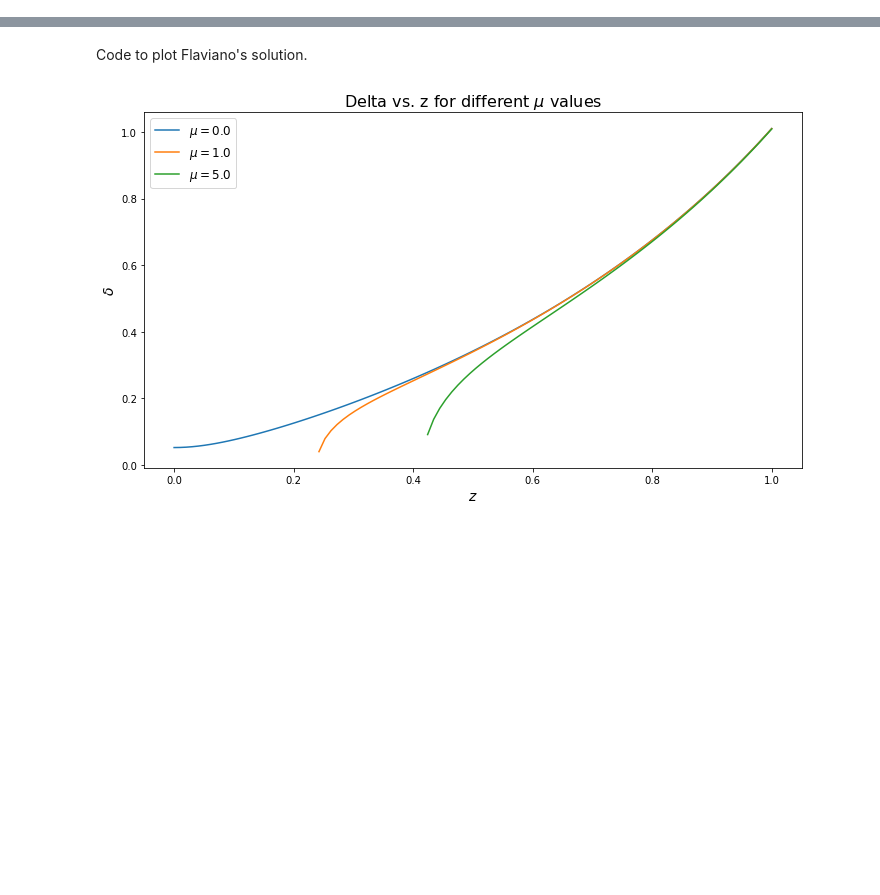
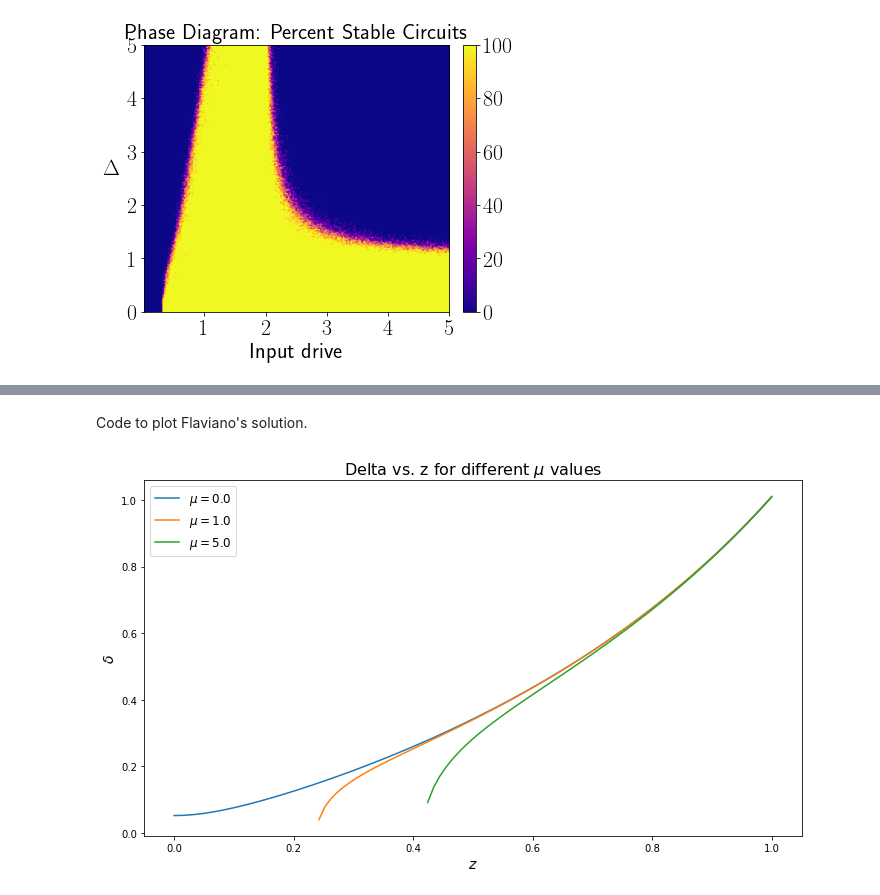
Before and after one commit to shivangrawat/perturbed_organics, a Jupyter notebook: examples/plot_stable.ipynb, the cells around one changed output, grey strips where cells are left out. Drawn from its saved outputs; the diff is of its cells as text; code cells hidden in the pictures; blank space fills up the shorter version.

```diff
--- a/examples/plot_stable.ipynb
+++ b/examples/plot_stable.ipynb
@@ -4,13 +4,16 @@ import os
 import json
 import numpy as np
 import matplotlib.pyplot as plt
+import matplotlib.colors as mcolors
+
 
 plt.rc('text', usetex=True)
 # plt.rc('font', family='serif')
 # device = torch.device("cuda" if torch.cuda.is_available() else "cpu")
-cmap = 'viridis'
+cmap = 'plasma'
 # %%
-folder_name = 'localized_N_100_c_3_mu_0.0_num_delta_10_num_input_10_num_trials_10_b0_0.5_b1_0.5'  # Replace with your folder name
+# folder_name = 'localized_N_100_c_3_mu_0.0_num_delta_10_num_input_10_num_trials_10_b0_0.5_b1_0.5'  # Replace with your folder name
+folder_name = 'Untitled'
 path = os.path.join('..', 'data', folder_name)
 # %%
 # Load parameters from the JSON file
@@ -100,0 +32,10 @@ plt.savefig(save_fig_path)
+# %%
+bool_stable = torch.load(os.path.join(path, f'bool_stable.pt'))
+spectral_radius = torch.load(os.path.join(path, f'spectral_radius.pt'))
+norm_fixed_point_y = torch.load(os.path.join(path, f'norm_fixed_point_y.pt'))
+norm_fixed_point_a = torch.load(os.path.join(path, f'norm_fixed_point_a.pt'))
+actual_fixed_point_y = torch.load(os.path.join(path, f'actual_fixed_point_y.pt'))
+actual_fixed_point_a = torch.load(os.path.join(path, f'actual_fixed_point_a.pt'))
+first_order_perturb_y = torch.load(os.path.join(path, f'first_order_perturb_y.pt'))
+first_order_perturb_a = torch.load(os.path.join(path, f'first_order_perturb_a.pt'))
+# eigvals_J = torch.load(os.path.join(path, f'eigvals_J.pt'))
@@ -100,0 +48,17 @@ plt.savefig(save_fig_path)
+# %%
+plt.figure(figsize=(6, 5))
+norm = mcolors.Normalize(vmin=0, vmax=100, clip=False)
+plt.imshow(percent_stable, extent=[input_range.min(), input_range.max(), delta_range.min(), delta_range.max()],
+           origin='lower', aspect='auto', cmap=cmap, norm=norm)
+colorbar = plt.colorbar(fraction=0.046, pad=0.04)
+colorbar.ax.tick_params(labelsize=22)
+colorbar.ax.set_ylabel(r"% stable", fontsize=22, rotation=0, labelpad=30)
+plt.xlabel('Input drive', fontsize=22)
+plt.ylabel(r'$\Delta$', fontsize=22, rotation=0, labelpad=15)
+plt.title("Phase Diagram: Percent Stable Circuits", fontsize=22)
+plt.xticks(fontsize=22)
+plt.yticks(fontsize=22)
+plt.tight_layout()
+plt.show()
+# %% [output]
+[figure, added]
```
Also changed, not shown: parts of 11 cells of this notebook.
